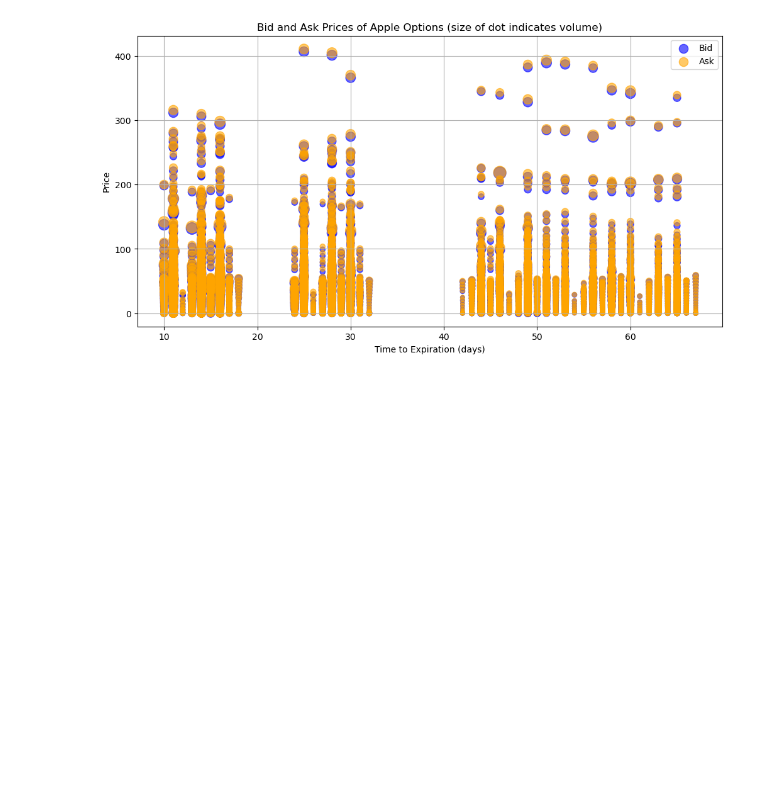
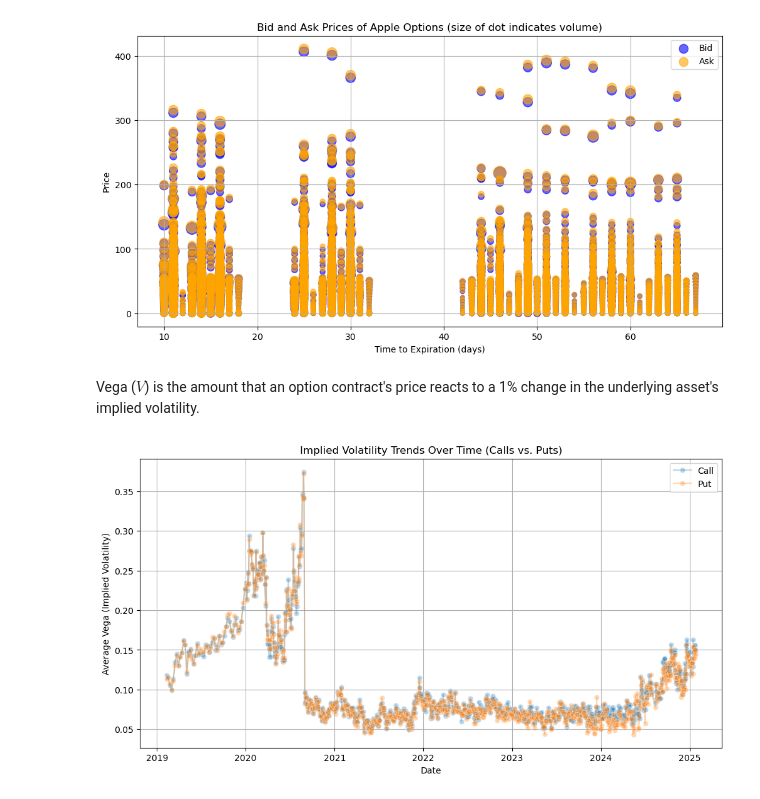
Before and after one commit to sunscorched/OptionsPricing, a Jupyter notebook: apple_options_data.ipynb, the cells around one changed output. Drawn from its saved outputs; the diff is of its cells as text; code cells hidden in the pictures; blank space fills up the shorter version.

Commit message:
some more plots

```diff
--- a/apple_options_data.ipynb
+++ b/apple_options_data.ipynb
@@ -94,3 +95,28 @@ plt.grid()
 plt.show()
 # %% [output]
 [figure]
+# %% [markdown]
+Vega ($V$) is the amount that an option contract's price reacts to a 1% change in the underlying asset's implied volatility.
+# %%
+# Filter for relevant columns to simplify
+df_filtered = df[['date', 'time_to_expiration', 'vega', 'call_put']].copy()
+
+# Convert 'date' to datetime if not already done
+df_filtered['date'] = pd.to_datetime(df_filtered['date'])
+
+# Group by date and call_put to calculate mean vega
+mean_vega = df_filtered.groupby(['date', 'call_put'])['vega'].mean().reset_index()
+
+# Plot vega (change) over time for calls and puts
+plt.figure(figsize=(12, 6))
+sns.lineplot(data=mean_vega, x='date', y='vega', hue='call_put', marker='o',alpha=0.3)
+
+# Add labels and title
+plt.xlabel('Date')
+plt.ylabel('Average Vega (Implied Volatility)')
+plt.title('Implied Volatility Trends Over Time (Calls vs. Puts)')
+plt.legend()
+plt.grid()
+plt.show()
+# %% [output]
+[figure, added]
```
Also changed, not shown: parts of 6 cells of this notebook.
